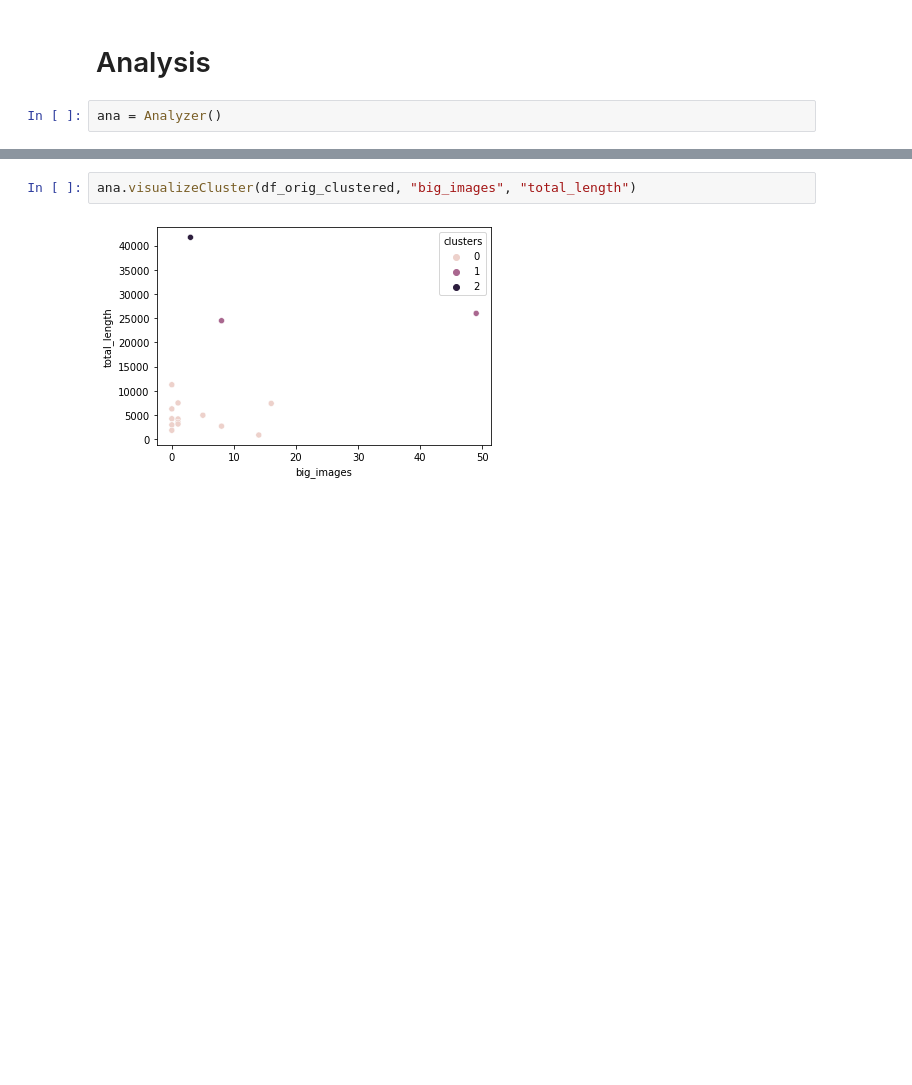
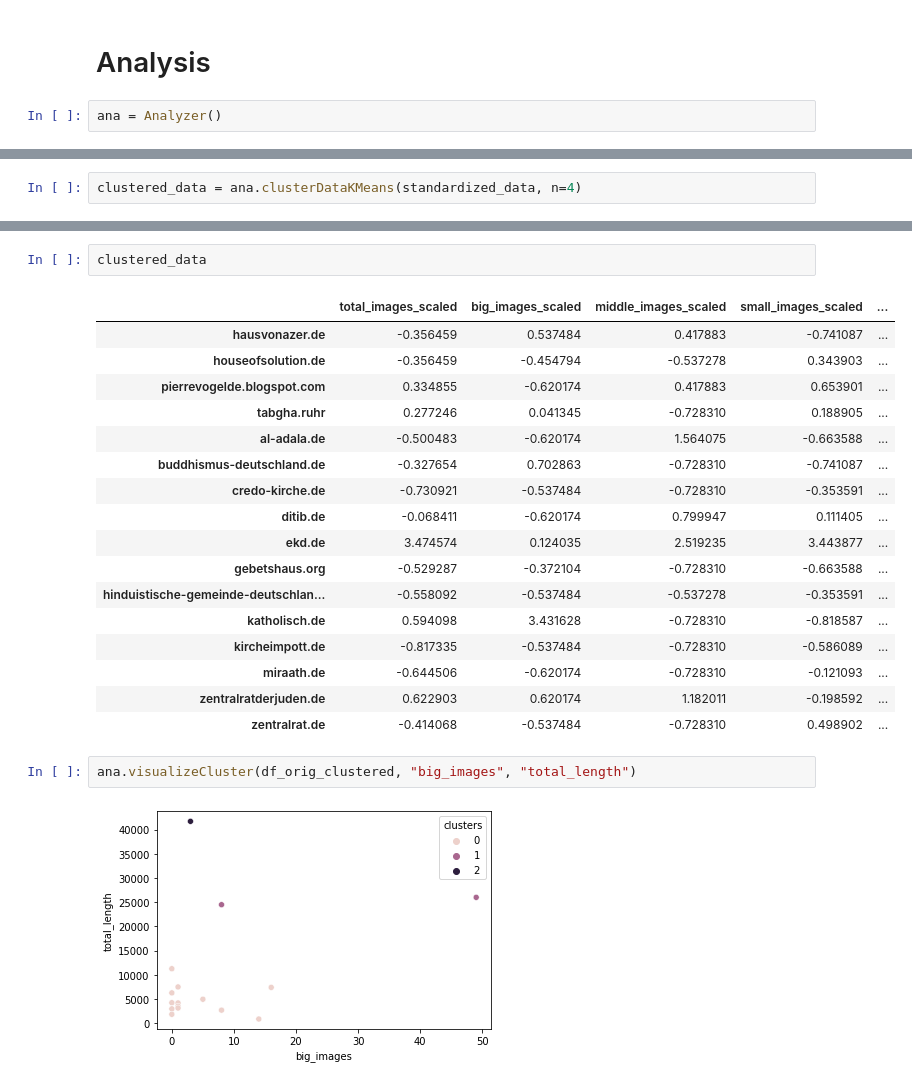
Before and after one commit to thomjur/zfdg_website_scraper, a Jupyter notebook: troubleshoting_notebook.ipynb, the cells around one changed output, grey strips where cells are left out. Cells and saved outputs as stored; diff of their text form; blank space fills up the shorter version.

```diff
--- a/troubleshoting_notebook.ipynb
+++ b/troubleshoting_notebook.ipynb
@@ -43,0 +56,2 @@ bw_clustered = ana.getCosine4CategoricalData(bw_data)
+# %%
+clustered_data = ana.clusterDataKMeans(standardized_data, n=4)
@@ -44,3 +63,23 @@ bw_clustered = ana.getCosine4CategoricalData(bw_data)
+# %%
+clustered_data
+# %% [output]
+|  | total_images_scaled | big_images_scaled | middle_images_scaled | small_images_scaled | ... |
+| hausvonazer.de | -0.356459 | 0.537484 | 0.417883 | -0.741087 | ... |
+| houseofsolution.de | -0.356459 | -0.454794 | -0.537278 | 0.343903 | ... |
+| pierrevogelde.blogspot.com | 0.334855 | -0.620174 | 0.417883 | 0.653901 | ... |
+| tabgha.ruhr | 0.277246 | 0.041345 | -0.728310 | 0.188905 | ... |
+| al-adala.de | -0.500483 | -0.620174 | 1.564075 | -0.663588 | ... |
+| buddhismus-deutschland.de | -0.327654 | 0.702863 | -0.728310 | -0.741087 | ... |
+| credo-kirche.de | -0.730921 | -0.537484 | -0.728310 | -0.353591 | ... |
+| ditib.de | -0.068411 | -0.620174 | 0.799947 | 0.111405 | ... |
+| ekd.de | 3.474574 | 0.124035 | 2.519235 | 3.443877 | ... |
+| gebetshaus.org | -0.529287 | -0.372104 | -0.728310 | -0.663588 | ... |
+| hinduistische-gemeinde-deutschlan... | -0.558092 | -0.537484 | -0.537278 | -0.353591 | ... |
+| katholisch.de | 0.594098 | 3.431628 | -0.728310 | -0.818587 | ... |
+| kircheimpott.de | -0.817335 | -0.537484 | -0.728310 | -0.586089 | ... |
+| miraath.de | -0.644506 | -0.620174 | -0.728310 | -0.121093 | ... |
+| zentralratderjuden.de | 0.622903 | 0.620174 | 1.182011 | -0.198592 | ... |
+| zentralrat.de | -0.414068 | -0.537484 | -0.728310 | 0.498902 | ... |
 # %%
 ana.visualizeCluster(df_orig_clustered, "big_images", "total_length")
 # %% [output]
```
Also changed, not shown: parts of 9 cells of this notebook, 1 other file.
